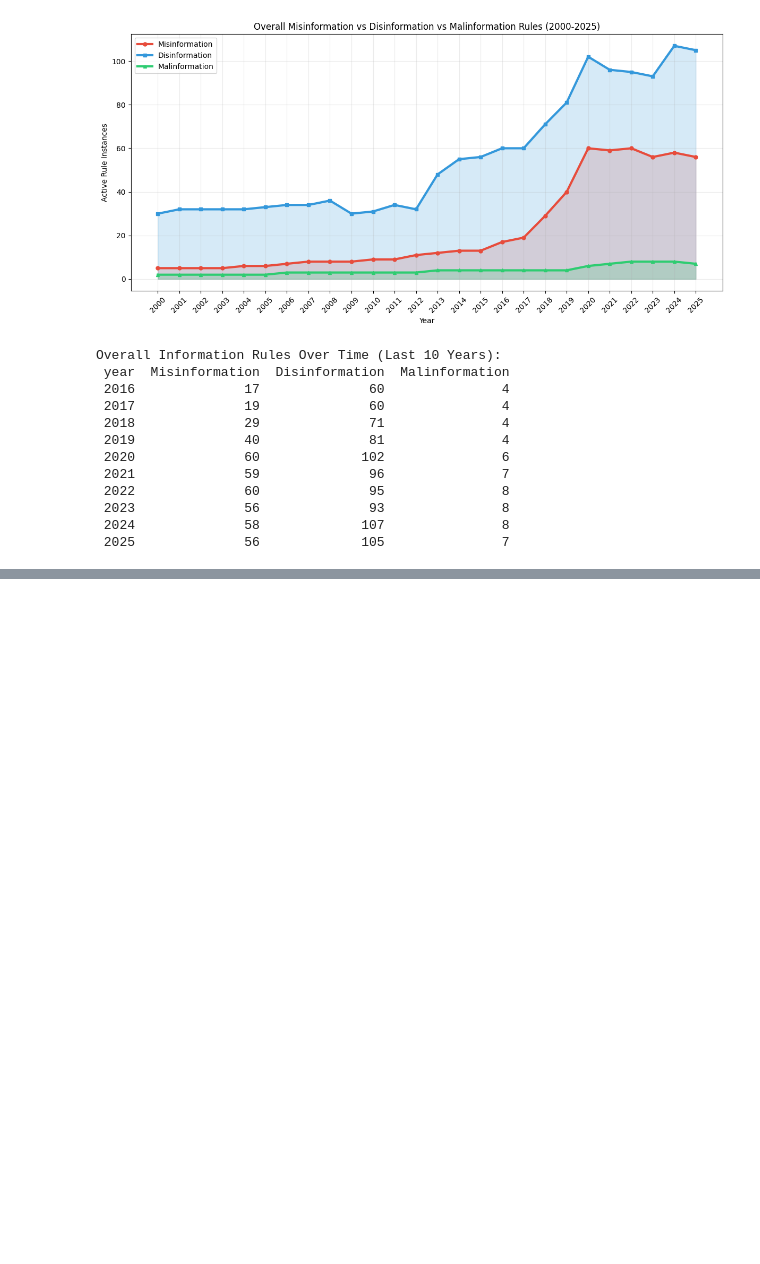
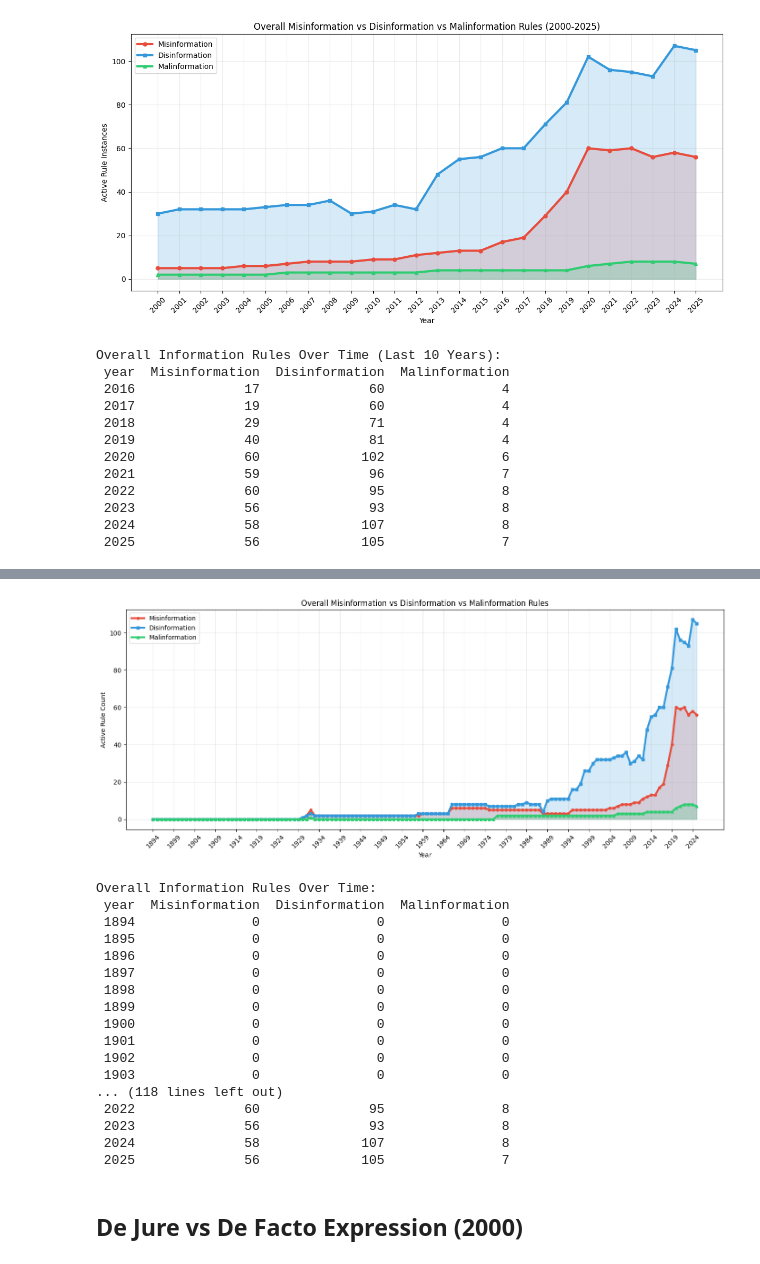
Before and after one commit to raulpzs/lex, a Jupyter notebook: notebooks/eda_new.ipynb, the cells around one changed output, grey strips where cells are left out. Cells and saved outputs as stored; diff of their text form; code cells hidden in the pictures; blank space fills up the shorter version.

```diff
--- a/notebooks/eda_new.ipynb
+++ b/notebooks/eda_new.ipynb
@@ -1687,0 +1697,67 @@ Low de jure / low de facto      15
+# %%
+# Overall Misinformation vs Disinformation vs Malinformation Rules (All Years)
+# Same comparison as above, without the 2000-2025 filter
+
+overall_info_rules_all_years = pd.DataFrame({"year": df["year"]})
+
+overall_info_rules_all_years["Misinformation"] = df[all_misinfo_cols].fillna(0).ne(0).sum(axis=1)
+overall_info_rules_all_years["Disinformation"] = df[all_disinfo_cols].fillna(0).ne(0).sum(axis=1)
+overall_info_rules_all_years["Malinformation"] = df[all_malinfo_cols].fillna(0).ne(0).sum(axis=1)
+
+overall_info_rules_all_years = (
+    overall_info_rules_all_years
+    .groupby("year", as_index=False)
+    .sum()
+)
+
+# Plot the overall comparison for all available years
+plt.figure(figsize=(14, 6))
+
+plt.plot(overall_info_rules_all_years["year"], overall_info_rules_all_years["Misinformation"],
+         label="Misinformation", color="#e74c3c", linewidth=3, marker="o", markersize=4)
+plt.plot(overall_info_rules_all_years["year"], overall_info_rules_all_years["Disinformation"],
+         label="Disinformation", color="#3498db", linewidth=3, marker="s", markersize=4)
+plt.plot(overall_info_rules_all_years["year"], overall_info_rules_all_years["Malinformation"],
+         label="Malinformation", color="#2ecc71", linewidth=3, marker="^", markersize=4)
+
+plt.fill_between(overall_info_rules_all_years["year"], overall_info_rules_all_years["Misinformation"],
+                 alpha=0.2, color="#e74c3c")
+plt.fill_between(overall_info_rules_all_years["year"], overall_info_rules_all_years["Disinformation"],
+                 alpha=0.2, color="#3498db")
+plt.fill_between(overall_info_rules_all_years["year"], overall_info_rules_all_years["Malinformation"],
+                 alpha=0.2, color="#2ecc71")
+
+plt.title("Overall Misinformation vs Disinformation vs Malinformation Rules")
+plt.xlabel("Year")
+plt.ylabel("Active Rule Count")
+plt.legend()
+plt.grid(True, alpha=0.25)
+plt.xticks(overall_info_rules_all_years["year"][::5], rotation=45)
+
+plt.tight_layout()
+plt.show()
+
+# Show the data table
+print("\nOverall Information Rules Over Time:")
+print(overall_info_rules_all_years.to_string(index=False))
+# %% [output]
+[figure, added]
+Overall Information Rules Over Time:
+ year  Misinformation  Disinformation  Malinformation
+ 1894               0               0               0
+ 1895               0               0               0
+ 1896               0               0               0
+ 1897               0               0               0
+ 1898               0               0               0
+ 1899               0               0               0
+ 1900               0               0               0
+ 1901               0               0               0
+ 1902               0               0               0
+ 1903               0               0               0
+... (118 lines left out)
+ 2022              60              95               8
+ 2023              56              93               8
+ 2024              58             107               8
+ 2025              56             105               7
+# %% [markdown]
+## De Jure vs De Facto Expression (2000)
```
Also changed, not shown: parts of 14 cells of this notebook, 3 other files.
